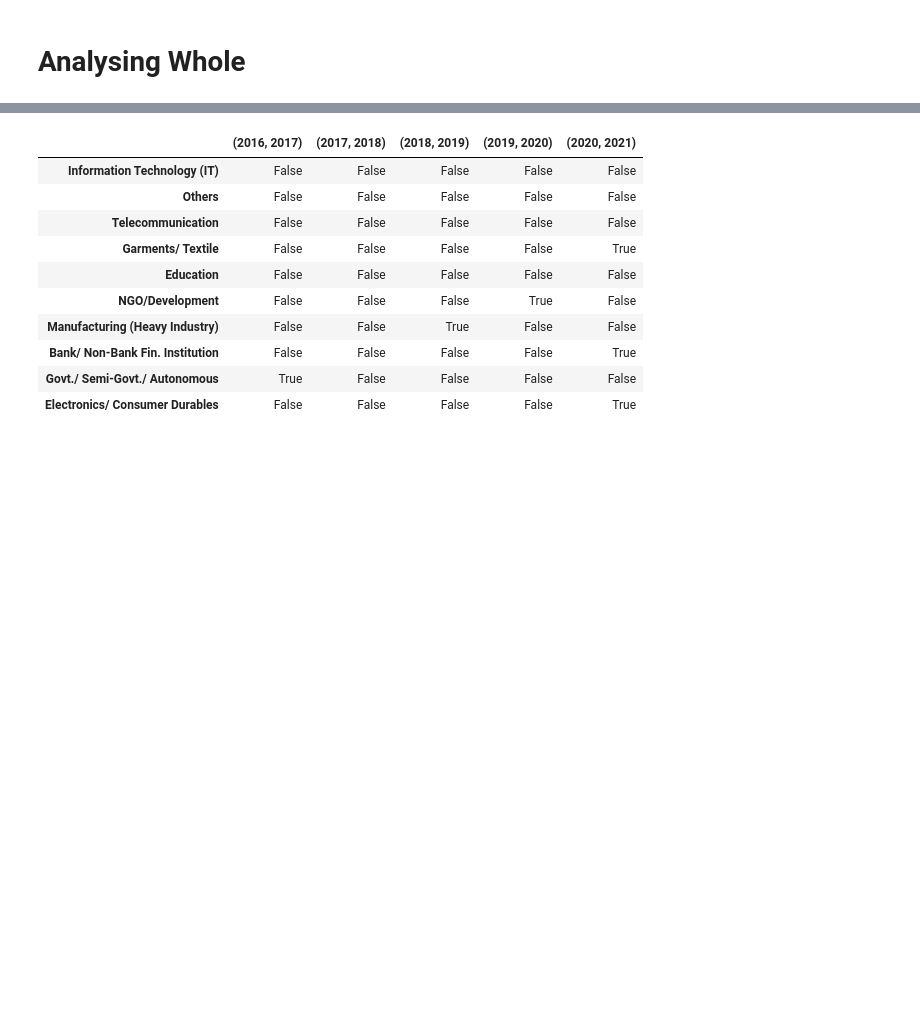
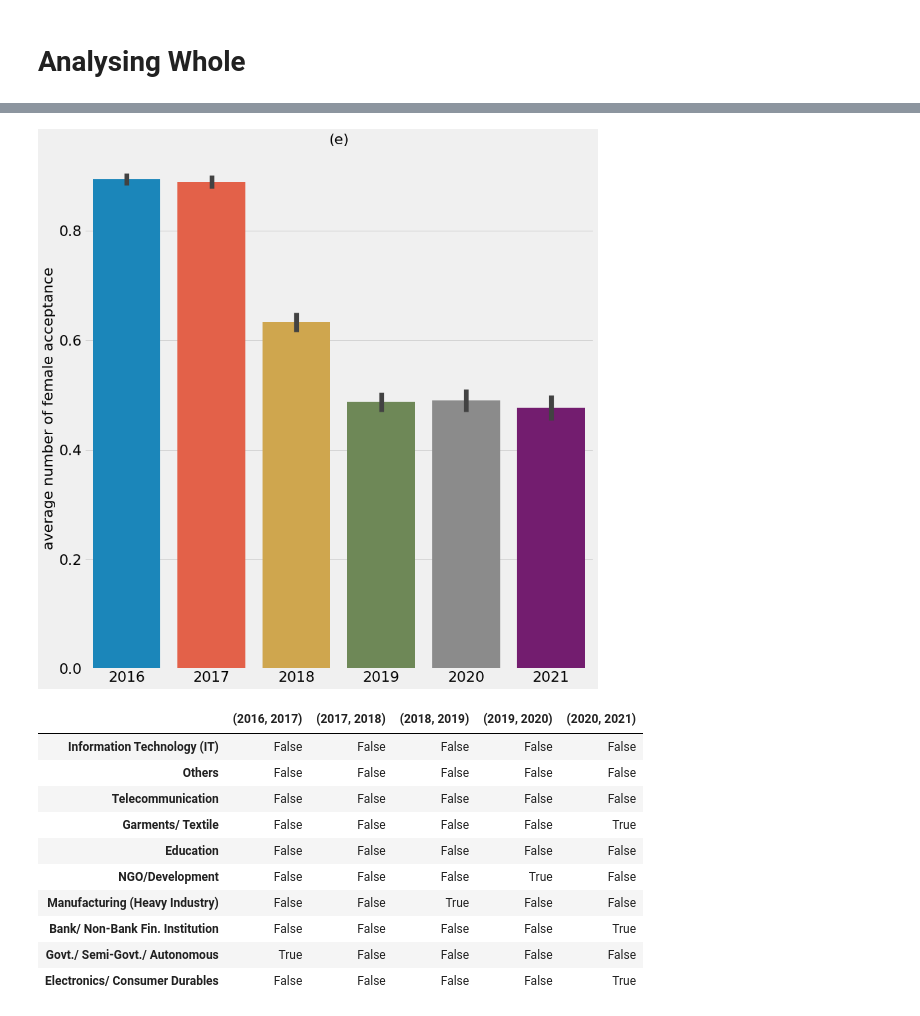
Before and after one commit to Srj/Bdjobs, a Jupyter notebook: notebook/Hypothesis_Testing.ipynb, the cells around one changed output, grey strips where cells are left out. Cells and saved outputs as stored; diff of their text form; code cells hidden in the pictures; blank space fills up the shorter version.

```diff
--- a/notebook/Hypothesis_Testing.ipynb
+++ b/notebook/Hypothesis_Testing.ipynb
@@ -136,3 +94,9 @@ ttest_func('FemaleGender')
+# %%
+title = '(e)'
+ylabel = 'average number of female acceptance'
+ttest_func('FemaleGender').astype('float').to_csv(os.path.join(TABLE,'pval_female_industry.csv'),float_format='%.3f')
+# %% [output]
+[figure, added]
 # %%
 ttest_func('Gender')
 # %% [output]
```
Also changed, not shown: parts of 17 cells of this notebook, 55 other files.
